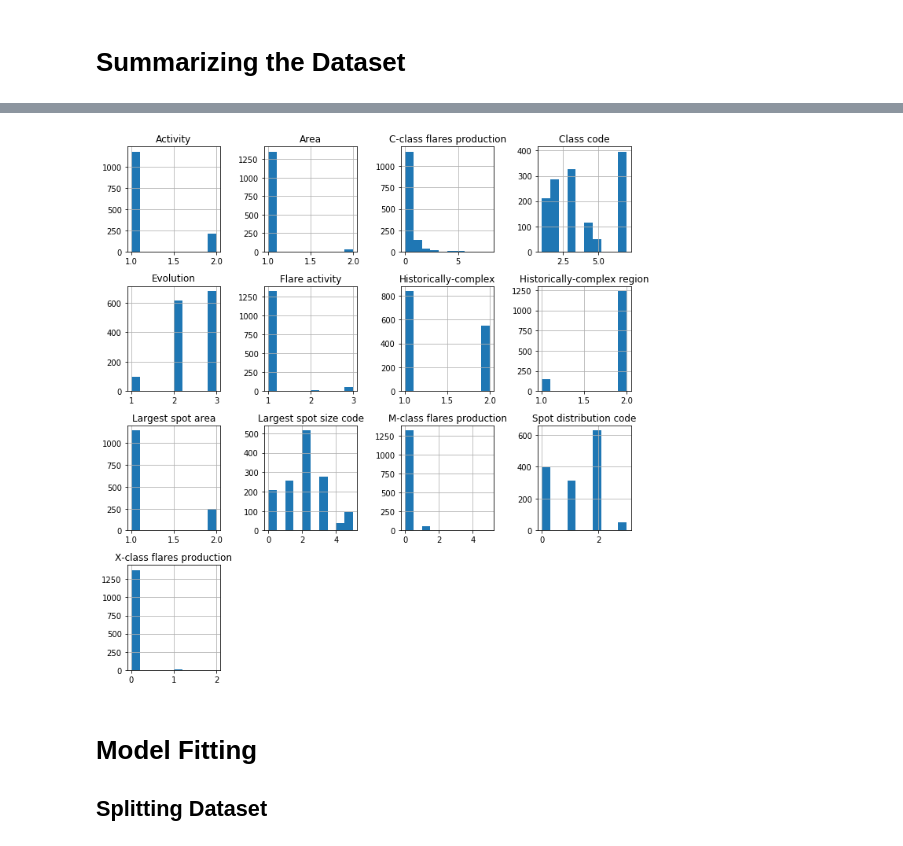
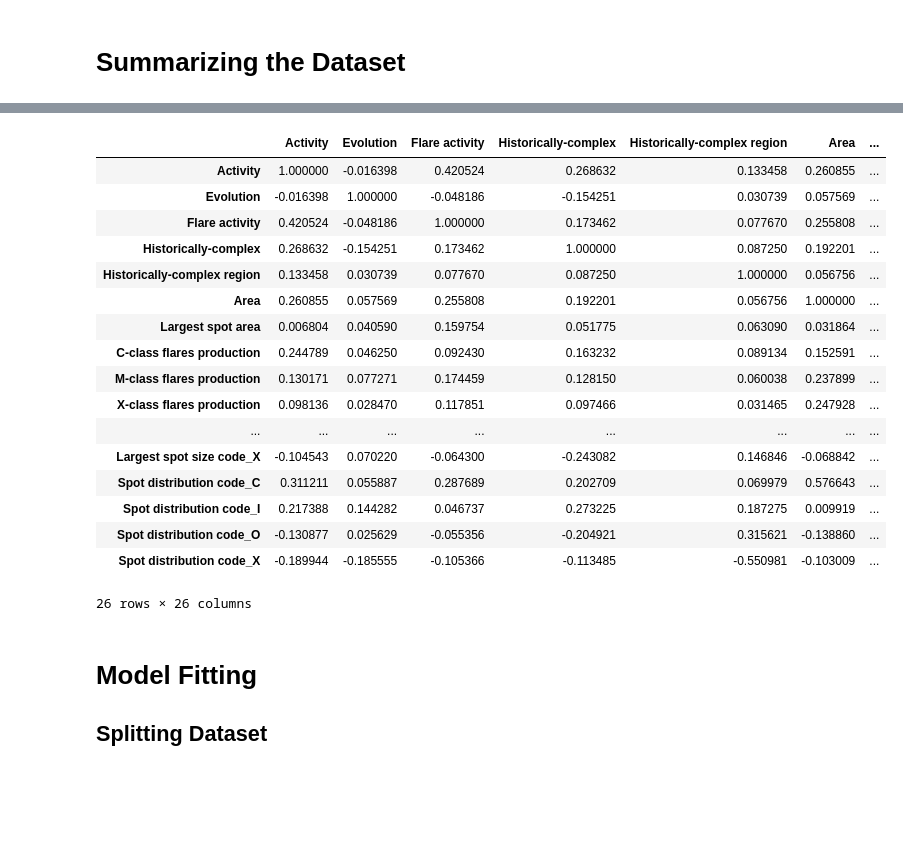
Before and after one commit to andynik/knu_labs, a Jupyter notebook: ml/solar_flare.ipynb, the cells around one changed output, grey strips where cells are left out. Saved outputs shown, nothing was run; the diff lists cells and outputs as text; code cells hidden in the pictures; blank space fills up the shorter version.

```diff
--- a/ml/solar_flare.ipynb
+++ b/ml/solar_flare.ipynb
@@ -236,9 +244,25 @@ plt.tight_layout()
-# %%
-# histograms
-dataset.hist()
-plt.tight_layout()
-# %% [output]
-[figure, removed]
+# %%
+# correlation
+dataset.corr()
+# %% [output]
+|  | Activity | Evolution | Flare activity | Historically-complex | Historically-complex region | Area | ... |
+| Activity | 1.000000 | -0.016398 | 0.420524 | 0.268632 | 0.133458 | 0.260855 | ... |
+| Evolution | -0.016398 | 1.000000 | -0.048186 | -0.154251 | 0.030739 | 0.057569 | ... |
+| Flare activity | 0.420524 | -0.048186 | 1.000000 | 0.173462 | 0.077670 | 0.255808 | ... |
+| Historically-complex | 0.268632 | -0.154251 | 0.173462 | 1.000000 | 0.087250 | 0.192201 | ... |
+| Historically-complex region | 0.133458 | 0.030739 | 0.077670 | 0.087250 | 1.000000 | 0.056756 | ... |
+| Area | 0.260855 | 0.057569 | 0.255808 | 0.192201 | 0.056756 | 1.000000 | ... |
+| Largest spot area | 0.006804 | 0.040590 | 0.159754 | 0.051775 | 0.063090 | 0.031864 | ... |
+| C-class flares production | 0.244789 | 0.046250 | 0.092430 | 0.163232 | 0.089134 | 0.152591 | ... |
+| M-class flares production | 0.130171 | 0.077271 | 0.174459 | 0.128150 | 0.060038 | 0.237899 | ... |
+| X-class flares production | 0.098136 | 0.028470 | 0.117851 | 0.097466 | 0.031465 | 0.247928 | ... |
+| ... | ... | ... | ... | ... | ... | ... | ... |
+| Largest spot size code_X | -0.104543 | 0.070220 | -0.064300 | -0.243082 | 0.146846 | -0.068842 | ... |
+| Spot distribution code_C | 0.311211 | 0.055887 | 0.287689 | 0.202709 | 0.069979 | 0.576643 | ... |
+| Spot distribution code_I | 0.217388 | 0.144282 | 0.046737 | 0.273225 | 0.187275 | 0.009919 | ... |
+| Spot distribution code_O | -0.130877 | 0.025629 | -0.055356 | -0.204921 | 0.315621 | -0.138860 | ... |
+| Spot distribution code_X | -0.189944 | -0.185555 | -0.105366 | -0.113485 | -0.550981 | -0.103009 | ... |
+26 rows × 26 columns
 # %% [markdown]
 # Model Fitting
 
```
Also changed, not shown: parts of 31 cells of this notebook.
